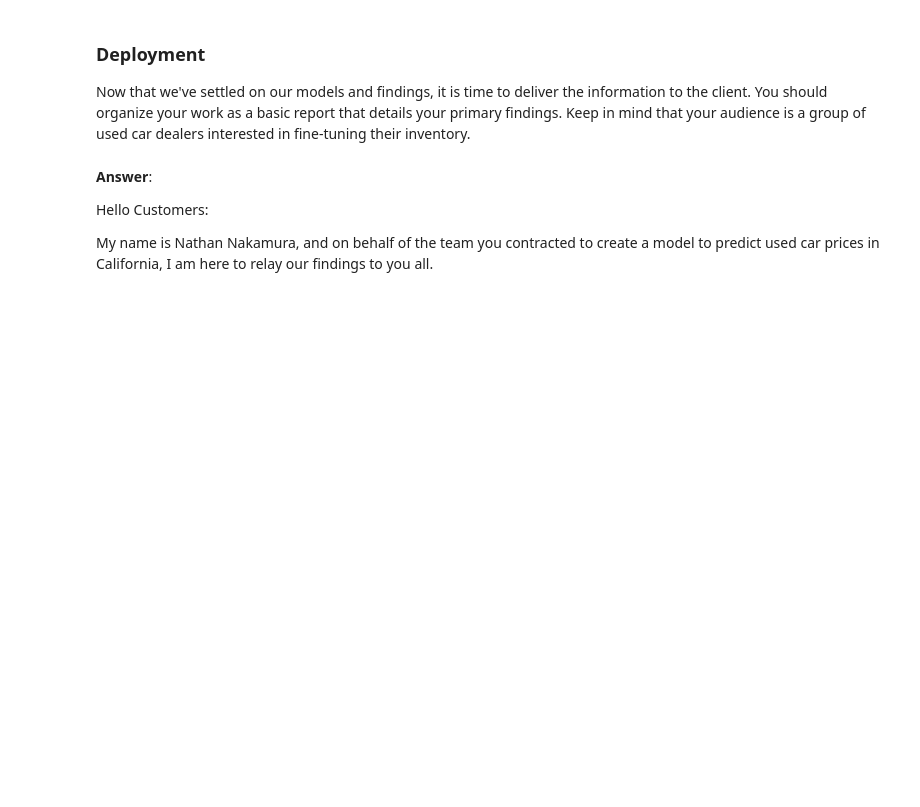
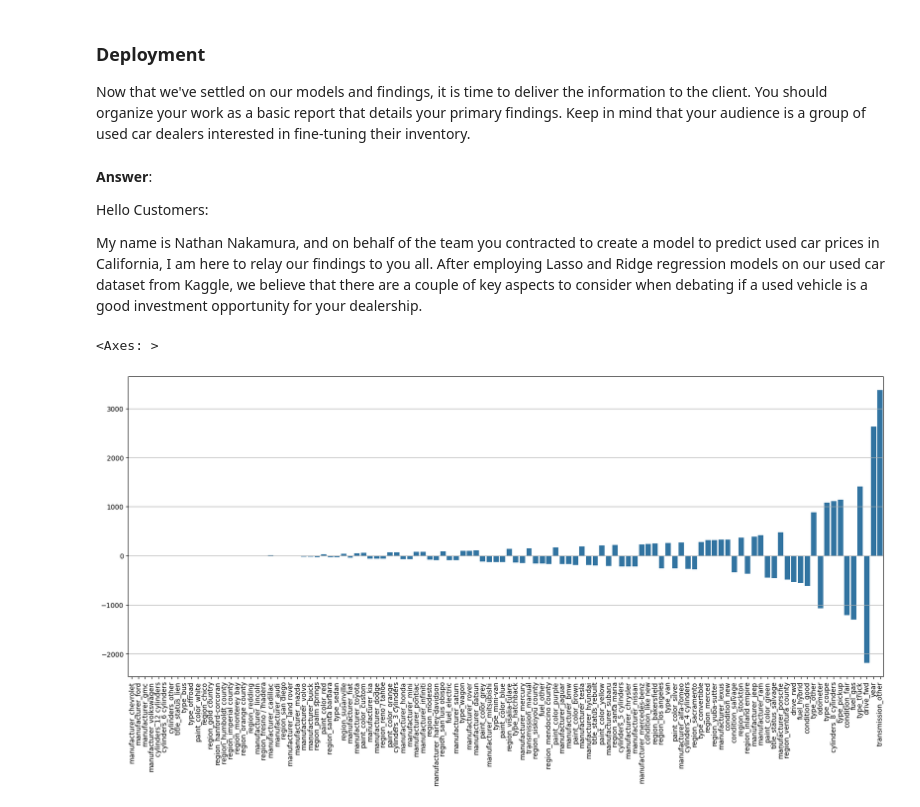
Before and after one commit to Naknak360/used_car_recommender, a Jupyter notebook: prompt_II.ipynb, the cells around one changed output. Cells and saved outputs as stored; diff of their text form; code cells hidden in the pictures; blank space fills up the shorter version.

```diff
--- a/prompt_II.ipynb
+++ b/prompt_II.ipynb
@@ -720,4 +746,13 @@ Now that we've settled on our models and findings, it is time to deliver the inf
 
 Hello Customers:
 
-My name is Nathan Nakamura, and on behalf of the team you contracted to create a model to predict used car prices in California, I am here to relay our findings to you all.
+My name is Nathan Nakamura, and on behalf of the team you contracted to create a model to predict used car prices in California, I am here to relay our findings to you all. After employing Lasso and Ridge regression models on our used car dataset from Kaggle, we believe that there are a couple of key aspects to consider when debating if a used vehicle is a good investment opportunity for your dealership.
+# %%
+plt.figure(figsize=(20, 8))
+plt.xticks(rotation=90)
+plt.grid(True)
+x_values, y_values = zip(*pairs)
+sns.barplot(x=x_values, y=y_values)
+# %% [output]
+<Axes: >
+[figure, added]
```
Also changed, not shown: parts of 10 cells of this notebook, 1 other file.
